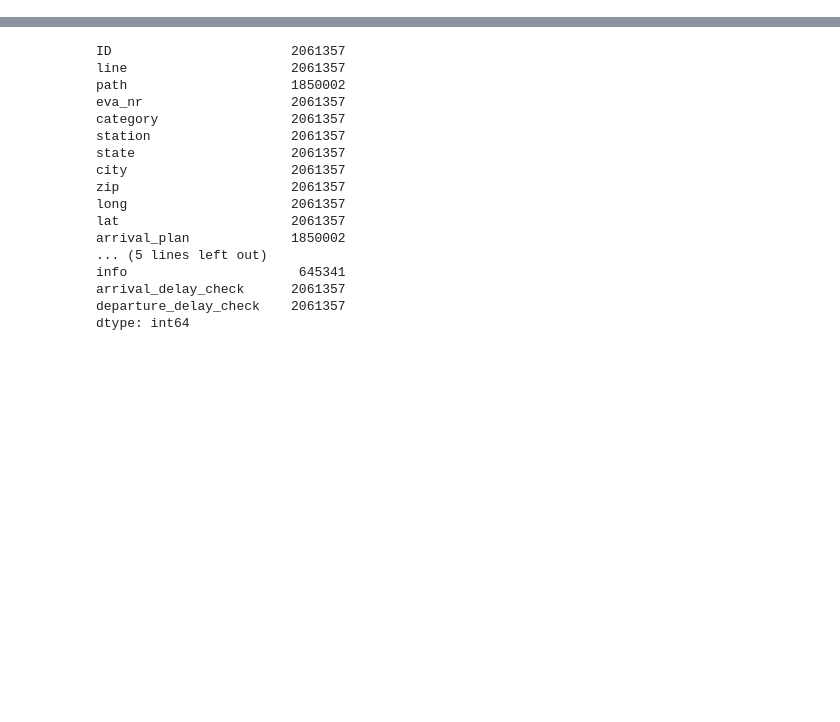
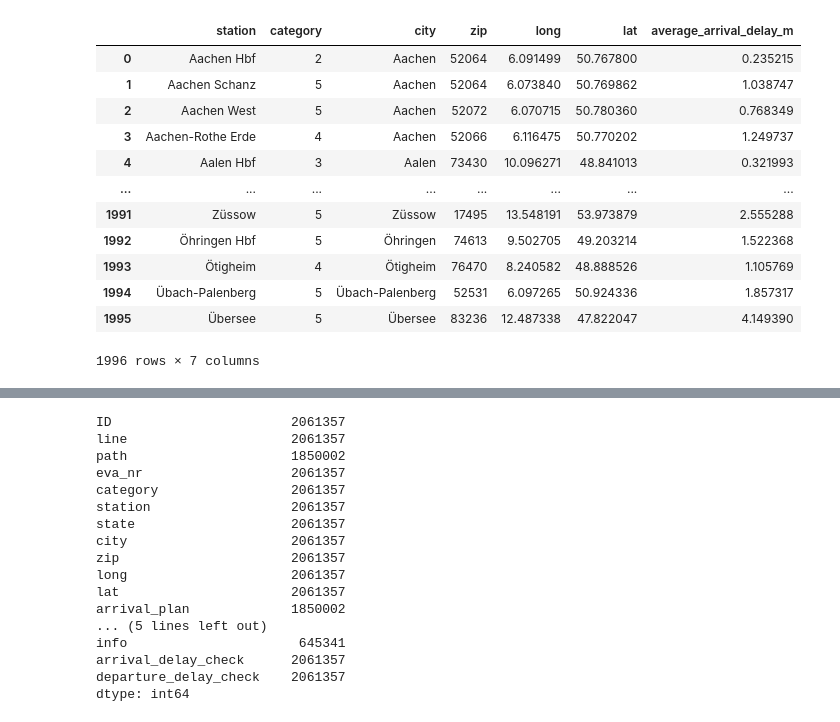
Before and after one commit to Tu2-prog/DM-Project, a Jupyter notebook: data-analysis.ipynb, the cells around one changed output, grey strips where cells are left out. Saved outputs shown, nothing was run; the diff lists cells and outputs as text; code cells hidden in the pictures; blank space fills up the shorter version.

Commit message:
Added evaluation of zip code distribution and calculated average delay time per station and plotted it to map.

```diff
--- a/data-analysis.ipynb
+++ b/data-analysis.ipynb
@@ -13,0 +37,38 @@ train_rides_df.head()
+# %%
+train_rides_df['partial_zipcode'] = train_rides_df['zip'].astype(str).str[:2]
+
+grouped_df = train_rides_df.groupby('partial_zipcode').agg(
+    count=('zip', 'size'),  # Count the number of entries
+    entries=('partial_zipcode', lambda x: train_rides_df.loc[x.index][["station", "category", "city", "zip", "long", "lat"]].to_dict(orient='records'))
+).reset_index()
+
+grouped_df.rename(columns={'partial_zipcode': 'partial_zipcode'}, inplace=True)
+grouped_df
+# %%
+station_df_delay = train_rides_df[["station", "category", "city", "zip", "long", "lat", "arrival_delay_m"]]
+# Group by 'station' and calculate the mean of 'departure_delay_m', while keeping other columns
+average_delay_per_station = station_df_delay.groupby(['station']).agg(
+    category=('category', 'first'),           # Keep the first 'category' per station
+    city=('city', 'first'),                   # Keep the first 'city' per station
+    zip=('zip', 'first'),                     # Keep the first 'zip' per station
+    long=('long', 'first'),                   # Keep the first 'long' per station
+    lat=('lat', 'first'),                     # Keep the first 'lat' per station
+    average_arrival_delay_m=('arrival_delay_m', 'mean')  # Calculate the mean of 'departure_delay_m'
+).reset_index()
+
+# Show the result
+average_delay_per_station
+# %% [output]
+|  | station | category | city | zip | long | lat | average_arrival_delay_m |
+| 0 | Aachen Hbf | 2 | Aachen | 52064 | 6.091499 | 50.767800 | 0.235215 |
+| 1 | Aachen Schanz | 5 | Aachen | 52064 | 6.073840 | 50.769862 | 1.038747 |
+| 2 | Aachen West | 5 | Aachen | 52072 | 6.070715 | 50.780360 | 0.768349 |
+| 3 | Aachen-Rothe Erde | 4 | Aachen | 52066 | 6.116475 | 50.770202 | 1.249737 |
+| 4 | Aalen Hbf | 3 | Aalen | 73430 | 10.096271 | 48.841013 | 0.321993 |
+| ... | ... | ... | ... | ... | ... | ... | ... |
+| 1991 | Züssow | 5 | Züssow | 17495 | 13.548191 | 53.973879 | 2.555288 |
+| 1992 | Öhringen Hbf | 5 | Öhringen | 74613 | 9.502705 | 49.203214 | 1.522368 |
+| 1993 | Ötigheim | 4 | Ötigheim | 76470 | 8.240582 | 48.888526 | 1.105769 |
+| 1994 | Übach-Palenberg | 5 | Übach-Palenberg | 52531 | 6.097265 | 50.924336 | 1.857317 |
+| 1995 | Übersee | 5 | Übersee | 83236 | 12.487338 | 47.822047 | 4.149390 |
+1996 rows × 7 columns
```
Also changed, not shown: parts of 2 cells of this notebook.
